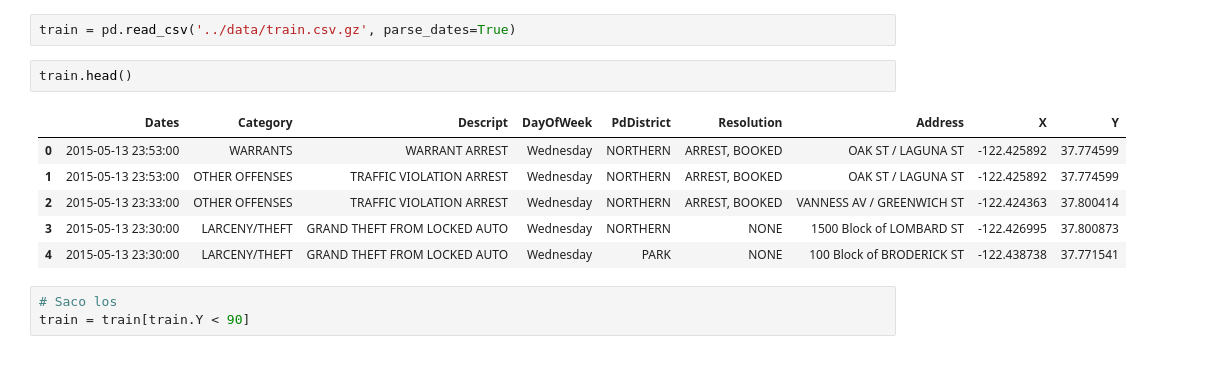
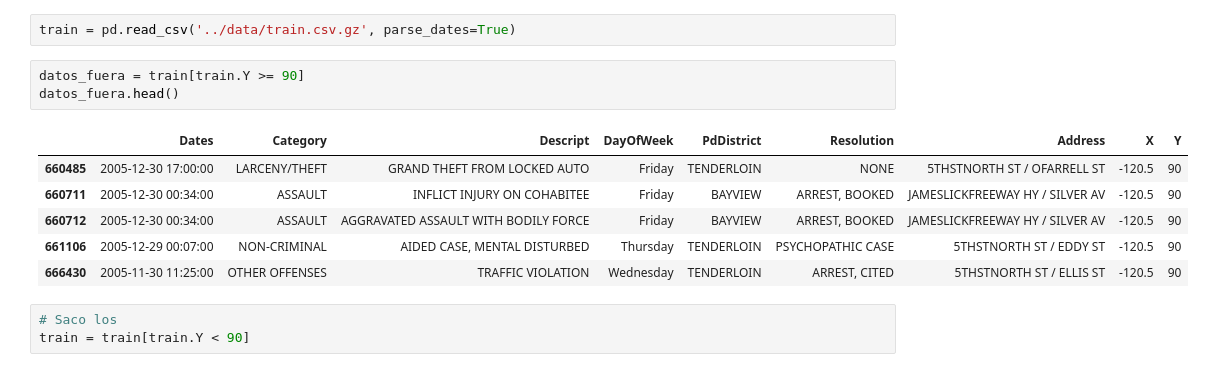
Before and after one commit to Arkenan/tp-datos, a Jupyter notebook: pruebas/features.ipynb, the cells around one changed output. Drawn from its saved outputs; the diff is of its cells as text.

```diff
--- a/pruebas/features.ipynb
+++ b/pruebas/features.ipynb
@@ -19,15 +19,16 @@ with gzip.open('../data/train.csv.gz') as f:
     data = list(islice(reader, 2000))
 # %%
 train = pd.read_csv('../data/train.csv.gz', parse_dates=True)
-# %%
-train.head()
-# %% [output]
-|  | Dates | Category | Descript | DayOfWeek | PdDistrict | Resolution | Address | X | Y |
-| 0 | 2015-05-13 23:53:00 | WARRANTS | WARRANT ARREST | Wednesday | NORTHERN | ARREST, BOOKED | OAK ST / LAGUNA ST | -122.425892 | 37.774599 |
-| 1 | 2015-05-13 23:53:00 | OTHER OFFENSES | TRAFFIC VIOLATION ARREST | Wednesday | NORTHERN | ARREST, BOOKED | OAK ST / LAGUNA ST | -122.425892 | 37.774599 |
-| 2 | 2015-05-13 23:33:00 | OTHER OFFENSES | TRAFFIC VIOLATION ARREST | Wednesday | NORTHERN | ARREST, BOOKED | VANNESS AV / GREENWICH ST | -122.424363 | 37.800414 |
-| 3 | 2015-05-13 23:30:00 | LARCENY/THEFT | GRAND THEFT FROM LOCKED AUTO | Wednesday | NORTHERN | NONE | 1500 Block of LOMBARD ST | -122.426995 | 37.800873 |
-| 4 | 2015-05-13 23:30:00 | LARCENY/THEFT | GRAND THEFT FROM LOCKED AUTO | Wednesday | PARK | NONE | 100 Block of BRODERICK ST | -122.438738 | 37.771541 |
+# %%
+datos_fuera = train[train.Y >= 90]
+datos_fuera.head()
+# %% [output]
+|  | Dates | Category | Descript | DayOfWeek | PdDistrict | Resolution | Address | X | Y |
+| 660485 | 2005-12-30 17:00:00 | LARCENY/THEFT | GRAND THEFT FROM LOCKED AUTO | Friday | TENDERLOIN | NONE | 5THSTNORTH ST / OFARRELL ST | -120.5 | 90 |
+| 660711 | 2005-12-30 00:34:00 | ASSAULT | INFLICT INJURY ON COHABITEE | Friday | BAYVIEW | ARREST, BOOKED | JAMESLICKFREEWAY HY / SILVER AV | -120.5 | 90 |
+| 660712 | 2005-12-30 00:34:00 | ASSAULT | AGGRAVATED ASSAULT WITH BODILY FORCE | Friday | BAYVIEW | ARREST, BOOKED | JAMESLICKFREEWAY HY / SILVER AV | -120.5 | 90 |
+| 661106 | 2005-12-29 00:07:00 | NON-CRIMINAL | AIDED CASE, MENTAL DISTURBED | Thursday | TENDERLOIN | PSYCHOPATHIC CASE | 5THSTNORTH ST / EDDY ST | -120.5 | 90 |
+| 666430 | 2005-11-30 11:25:00 | OTHER OFFENSES | TRAFFIC VIOLATION | Wednesday | TENDERLOIN | ARREST, CITED | 5THSTNORTH ST / ELLIS ST | -120.5 | 90 |
 # %%
 # Saco los
 train = train[train.Y < 90]
```
Also changed, not shown: parts of 4 cells of this notebook, 2 other files.
